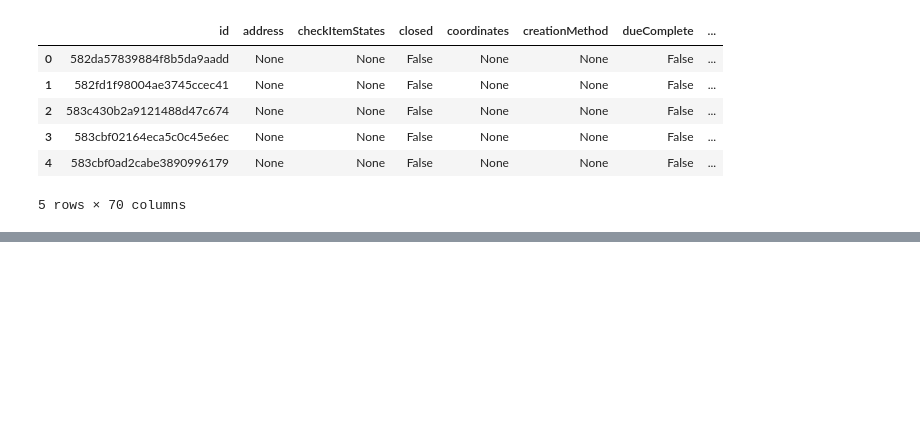
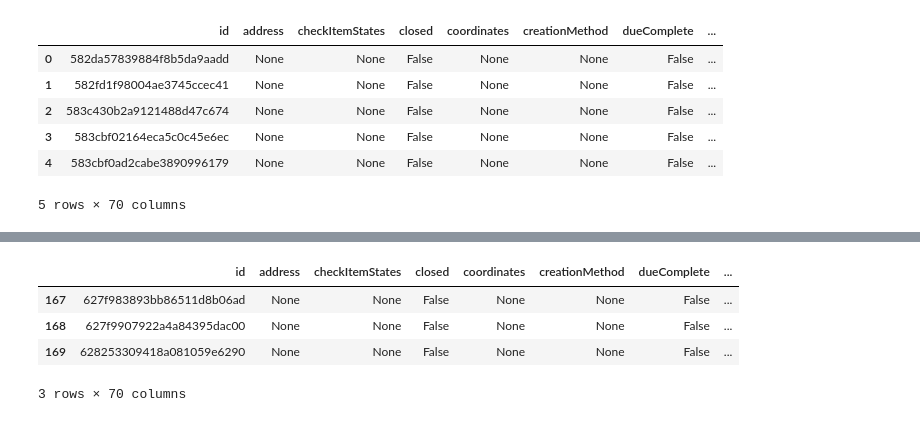
Before and after one commit to ChngYuanLongRandy/Trello-JSON-to-CSV, a Jupyter notebook: eda.ipynb, the cells around one changed output, grey strips where cells are left out. Saved outputs shown, nothing was run; the diff lists cells and outputs as text; code cells hidden in the pictures; blank space fills up the shorter version.

```diff
--- a/eda.ipynb
+++ b/eda.ipynb
@@ -32,3 +82,12 @@ pd.json_normalize(database).T
+# %%
+list_list = pd.json_normalize(database)['lists'][0]
+# %%
+list_dict = {}
+
+for a_list in list_list:
+    name = a_list['name']
+    id_list = a_list['id']
+    list_dict[name] = id_list
 # %%
 pd.json_normalize(database['cards']).head()
 # %% [output]
@@ -65 +135,14 @@ df_cards[df_cards['id']== '582da57839884f8b5da9aadd'].T
+# %%
+df_words = df_cards[df_cards['idList'] == list_dict.get('Words')]
+df_chinese = df_cards[df_cards['idList'] == list_dict.get('Chinese')]
+df_usage = df_cards[df_cards['idList'] == list_dict.get('Usage')]
+df_skills =df_cards[df_cards['idList'] == list_dict.get('Skills')]
+# %%
+df_chinese
+# %% [output]
+|  | id | address | checkItemStates | closed | coordinates | creationMethod | dueComplete | ... |
+| 167 | 627f983893bb86511d8b06ad | None | None | False | None | None | False | ... |
+| 168 | 627f9907922a4a84395dac00 | None | None | False | None | None | False | ... |
+| 169 | 628253309418a081059e6290 | None | None | False | None | None | False | ... |
+3 rows × 70 columns
 # %%
```
Also changed, not shown: parts of 28 cells of this notebook, 19 other files.
